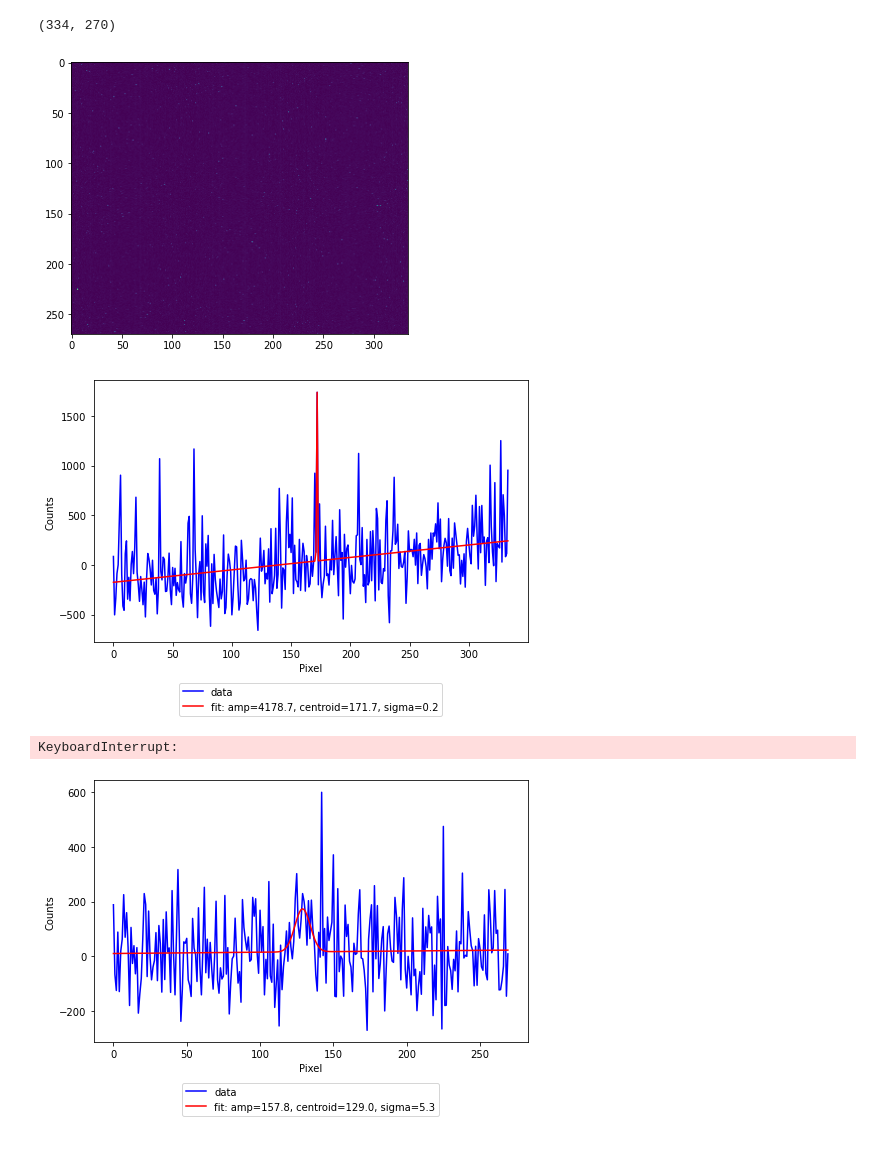
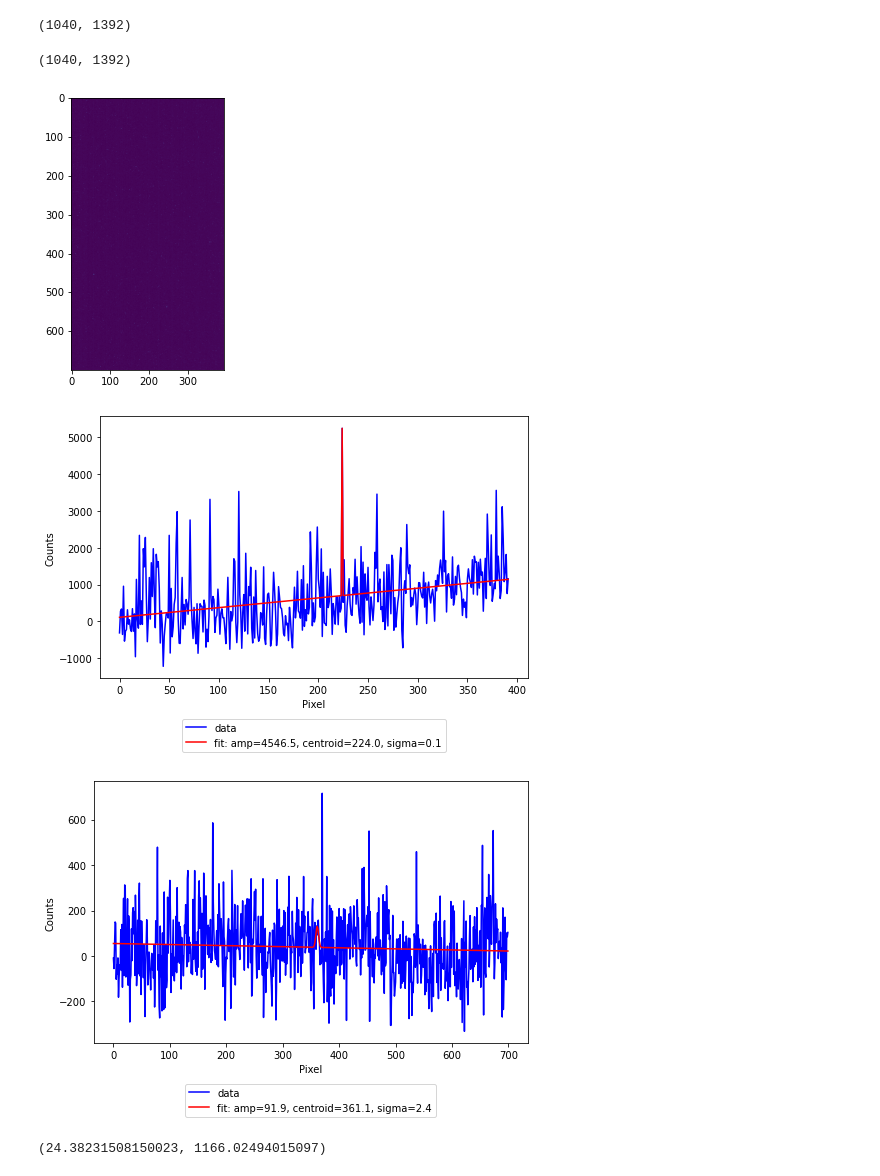
Before and after one commit to slaclab/lcls_emit, a Jupyter notebook: OTR2_monitor.ipynb, the cells around one changed output. Saved outputs shown, nothing was run; the diff lists cells and outputs as text; code cells hidden in the pictures.

```diff
--- a/OTR2_monitor.ipynb
+++ b/OTR2_monitor.ipynb
@@ -11,23 +19,34 @@ from IPython.display import clear_output
 # %%
-caget("OTRS:IN20:571:ROI_XNP"), caget("OTRS:IN20:571:ROI_YNP")
+nrow = caget("OTRS:IN20:571:ROI_XNP")
+ncol = caget("OTRS:IN20:571:ROI_YNP")
+# nrow = caget("OTRS:IN20:571:N_ROW")
+# ncol = caget("OTRS:IN20:571:N_COL")
+ncol, nrow
 # %% [output]
-(334, 270)
+(1040, 1392)
 # %%
 while True:
     im = caget("OTRS:IN20:571:IMAGE")
-    beam_image = Image(im, 270, 334, bg_image = None) #ROI found from EPICS PVs (they did not change)
+    beam_image = Image(im, ncol, nrow, bg_image = None)
     beam_image.reshape_im()
+    #print(beam_image.proc_image.shape)
+    beam_image.proc_image = beam_image.proc_image[200:900, 1000:]
     plt.figure(figsize = (15,5))
     plt.imshow(beam_image.proc_image)
     beam_image.get_im_projection();
     beamsizes = beam_image.get_sizes(show_plots=True)
-    saveimage(im, 270, 334, beamsizes)
+    saveimage(im, ncol, nrow, beamsizes)
     plt.close()
 
     time.sleep(3)
     clear_output(wait=True)
+    break
 # %% [output]
+(1040, 1392)
-[figure, old version]
+[figure, new version]
-[figure, old version]
+[figure, new version]
-KeyboardInterrupt:
-[figure, old version]
+[figure, new version]
+# %%
+caget("OTRS:IN20:571:XRMS"),caget("OTRS:IN20:571:YRMS")
+# %% [output]
+(24.38231508150023, 1166.02494015097)
```
Also changed, not shown: parts of 3 cells of this notebook, 2 other files.
